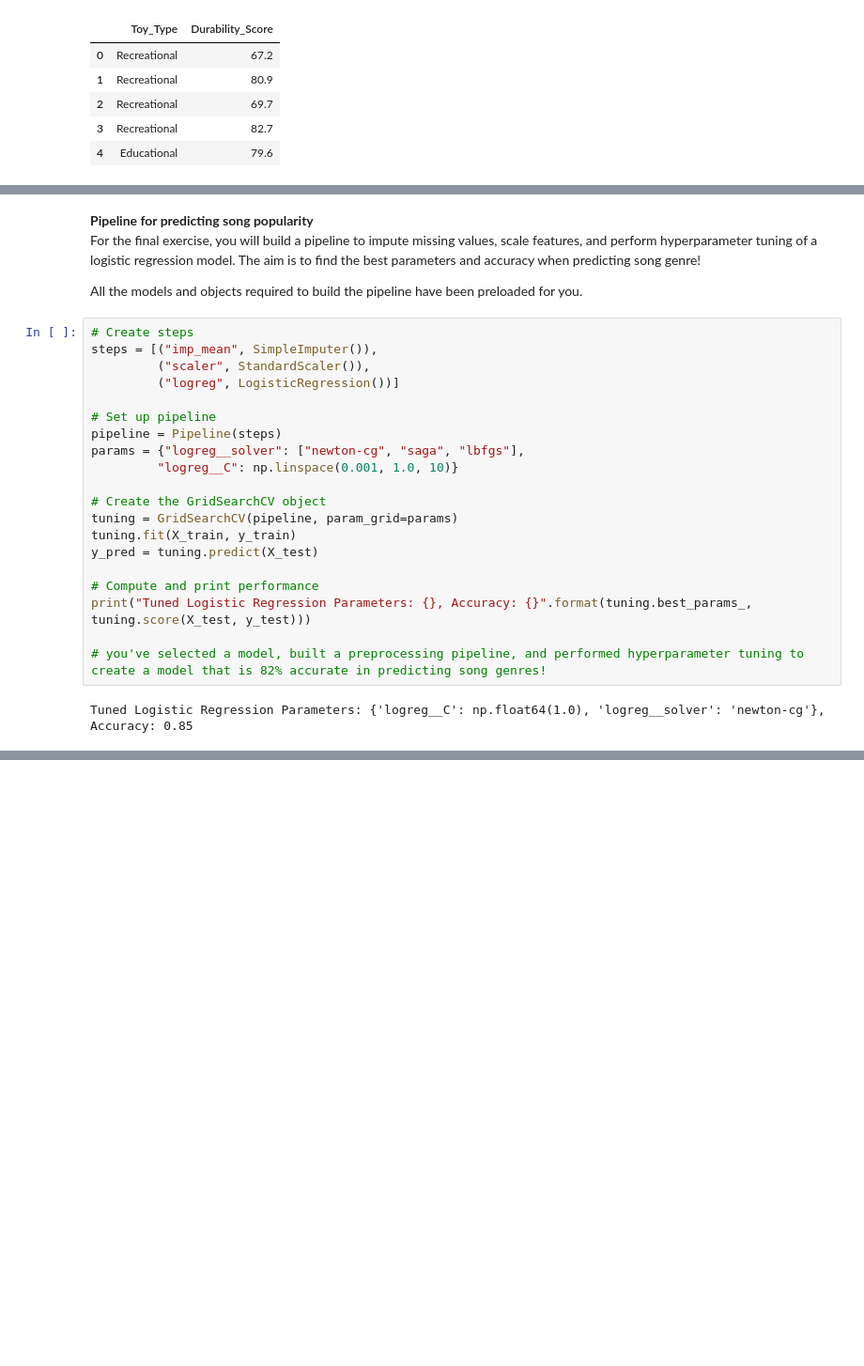
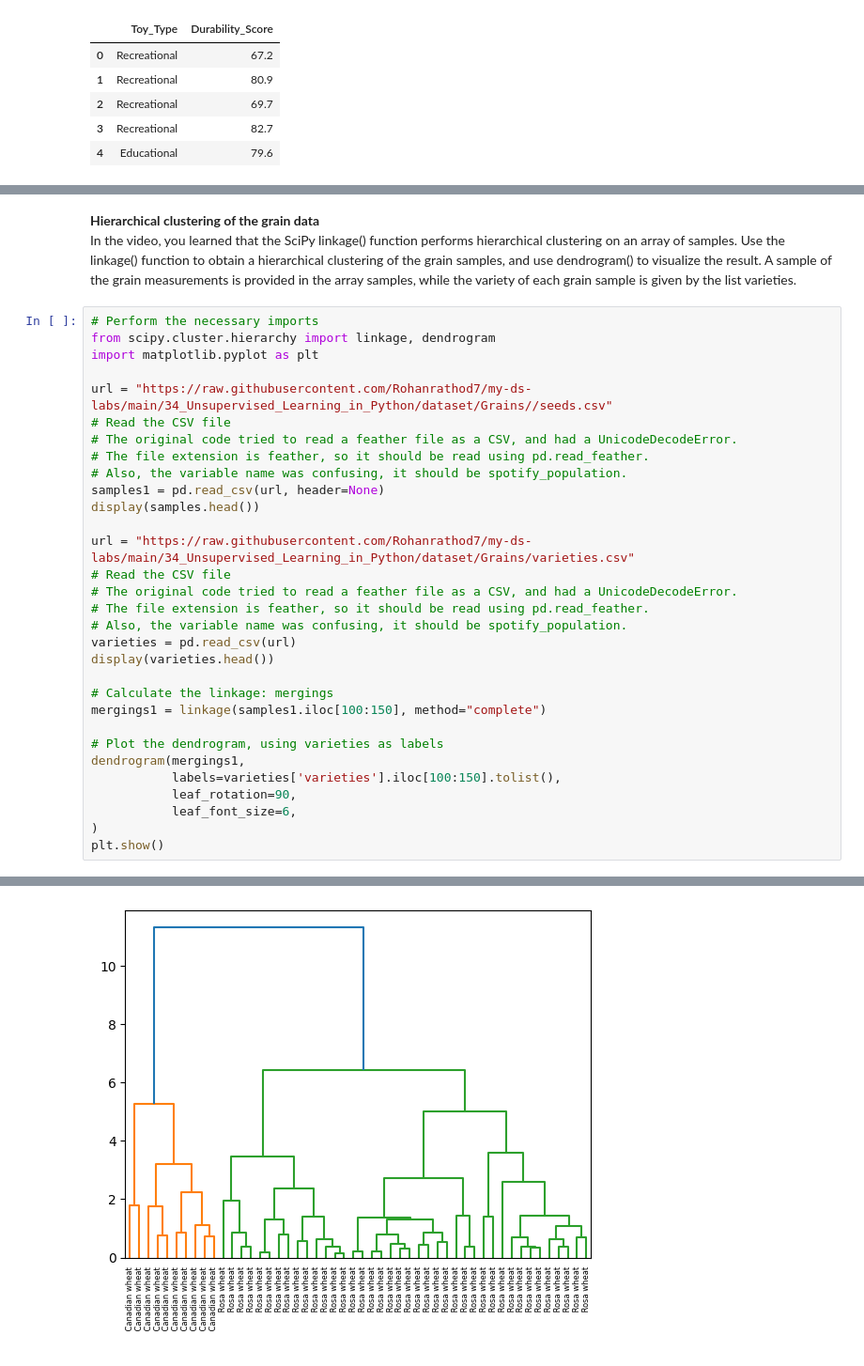
Before and after one commit to Rohanrathod7/my-ds-labs, a Jupyter notebook: 34_Unsupervised_Learning_in_Python/02_visualization_with_Hierarchical_Clustering_and_t-SNE.ipynb, the cells around one changed output, grey strips where cells are left out. Shown at 94% size. Drawn from its saved outputs; the diff is of its cells as text; blank space fills up the shorter version.

```diff
--- a/34_Unsupervised_Learning_in_Python/02_visualization_with_Hierarchical_Clustering_and_t-SNE.ipynb
+++ b/34_Unsupervised_Learning_in_Python/02_visualization_with_Hierarchical_Clustering_and_t-SNE.ipynb
@@ -414,27 +73,35 @@ plt.show()
-# %% [markdown]
-**Pipeline for predicting song popularity**
-For the final exercise, you will build a pipeline to impute missing values, scale features, and perform hyperparameter tuning of a logistic regression model. The aim is to find the best parameters and accuracy when predicting song genre!
-
-All the models and objects required to build the pipeline have been preloaded for you.
-# %%
-# Create steps
-steps = [("imp_mean", SimpleImputer()),
-         ("scaler", StandardScaler()),
-         ("logreg", LogisticRegression())]
-
-# Set up pipeline
-pipeline = Pipeline(steps)
-params = {"logreg__solver": ["newton-cg", "saga", "lbfgs"],
-         "logreg__C": np.linspace(0.001, 1.0, 10)}
-
-# Create the GridSearchCV object
-tuning = GridSearchCV(pipeline, param_grid=params)
-tuning.fit(X_train, y_train)
-y_pred = tuning.predict(X_test)
-
-# Compute and print performance
-print("Tuned Logistic Regression Parameters: {}, Accuracy: {}".format(tuning.best_params_, tuning.score(X_test, y_test)))
-
-# you've selected a model, built a preprocessing pipeline, and performed hyperparameter tuning to create a model that is 82% accurate in predicting song genres!
-# %% [output]
-Tuned Logistic Regression Parameters: {'logreg__C': np.float64(1.0), 'logreg__solver': 'newton-cg'}, Accuracy: 0.85
+# %% [markdown]
+**Hierarchical clustering of the grain data**
+In the video, you learned that the SciPy linkage() function performs hierarchical clustering on an array of samples. Use the linkage() function to obtain a hierarchical clustering of the grain samples, and use dendrogram() to visualize the result. A sample of the grain measurements is provided in the array samples, while the variety of each grain sample is given by the list varieties.
+# %%
+# Perform the necessary imports
+from scipy.cluster.hierarchy import linkage, dendrogram
+import matplotlib.pyplot as plt
+
+url = "https://raw.githubusercontent.com/Rohanrathod7/my-ds-labs/main/34_Unsupervised_Learning_in_Python/dataset/Grains//seeds.csv"
+# Read the CSV file
+# The original code tried to read a feather file as a CSV, and had a UnicodeDecodeError.
+# The file extension is feather, so it should be read using pd.read_feather.
+# Also, the variable name was confusing, it should be spotify_population.
+samples1 = pd.read_csv(url, header=None)
+display(samples.head())
+
+url = "https://raw.githubusercontent.com/Rohanrathod7/my-ds-labs/main/34_Unsupervised_Learning_in_Python/dataset/Grains/varieties.csv"
+# Read the CSV file
+# The original code tried to read a feather file as a CSV, and had a UnicodeDecodeError.
+# The file extension is feather, so it should be read using pd.read_feather.
+# Also, the variable name was confusing, it should be spotify_population.
+varieties = pd.read_csv(url)
+display(varieties.head())
+
+# Calculate the linkage: mergings
+mergings1 = linkage(samples1.iloc[100:150], method="complete")
+
+# Plot the dendrogram, using varieties as labels
+dendrogram(mergings1,
+           labels=varieties['varieties'].iloc[100:150].tolist(),
+           leaf_rotation=90,
+           leaf_font_size=6,
+)
+plt.show()
+# %% [output]
@@ -440,0 +120 @@ Tuned Logistic Regression Parameters: {'logreg__C': np.float64(1.0), 'logreg__so
+[figure, added]
```
Also changed, not shown: parts of 33 cells of this notebook.
